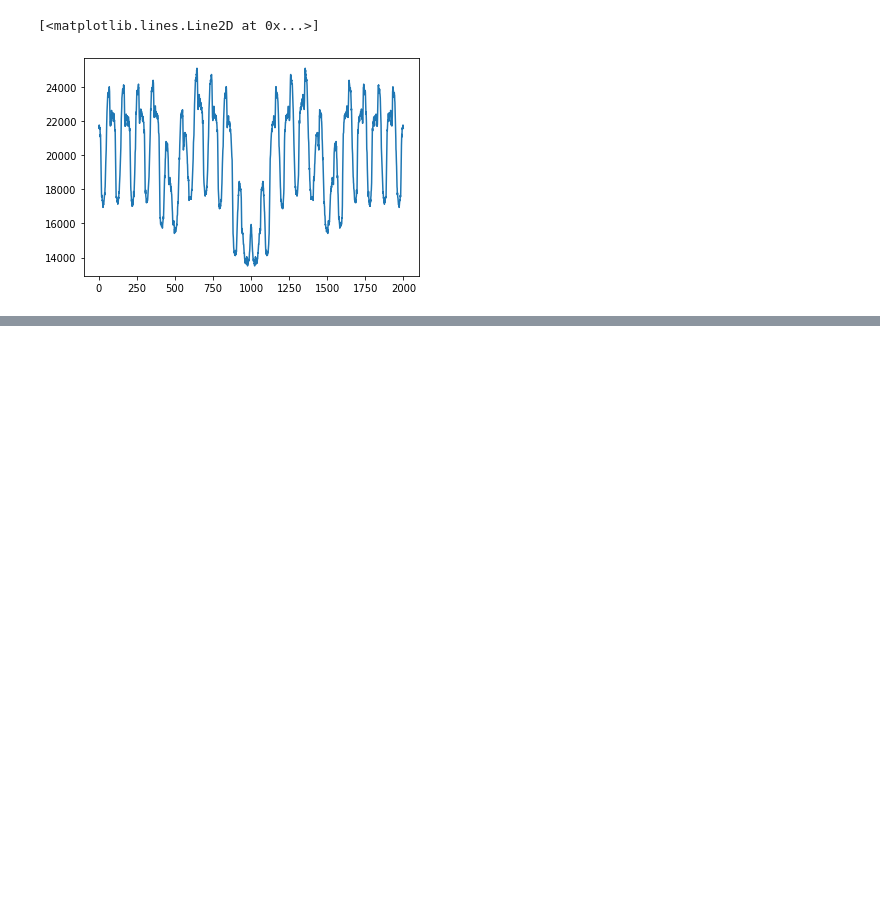
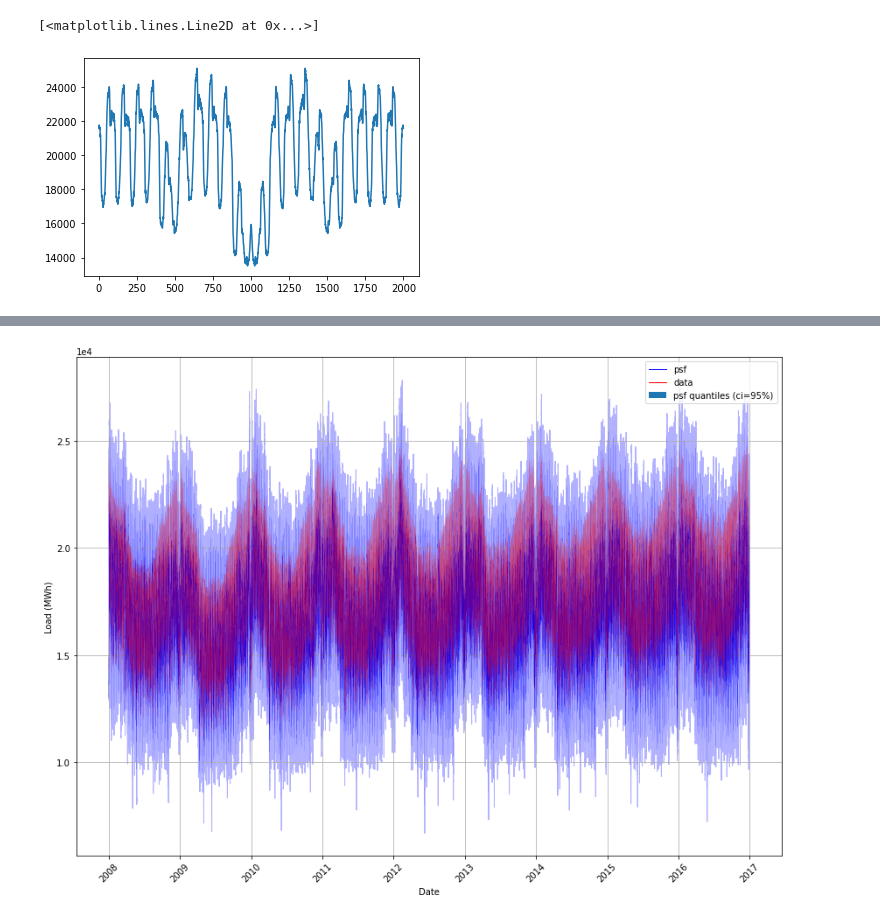
Before and after one commit to Nuelam9/Report-2, a Jupyter notebook: fuorier-day.ipynb, the cells around one changed output, grey strips where cells are left out. Cells and saved outputs as stored; diff of their text form; code cells hidden in the pictures; blank space fills up the shorter version.

```diff
--- a/fuorier-day.ipynb
+++ b/fuorier-day.ipynb
@@ -91,0 +154,4 @@ for lh in leg.legendHandles:
+# %%
+psf_forecasting(Electric, 'load_denoised', 0.04, True);
+# %% [output]
+[figure, added]
```
Also changed, not shown: parts of 10 cells of this notebook.
